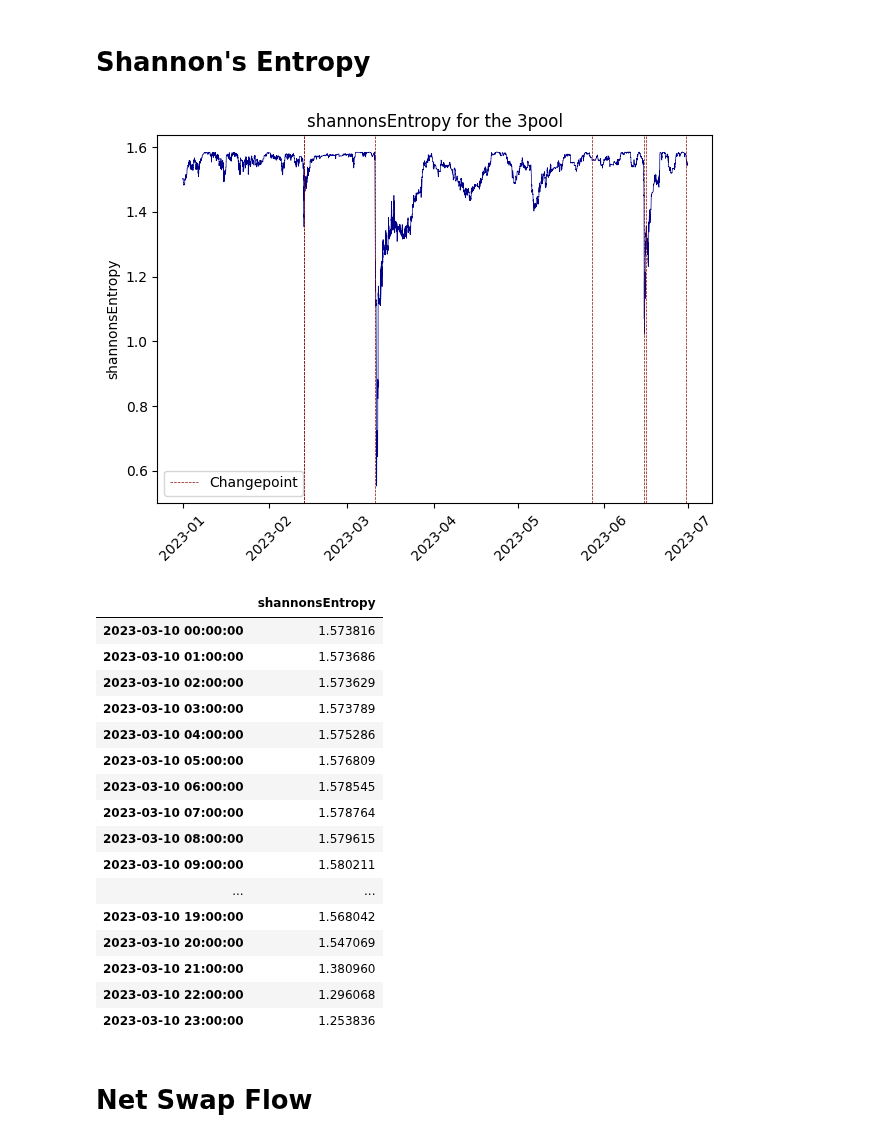
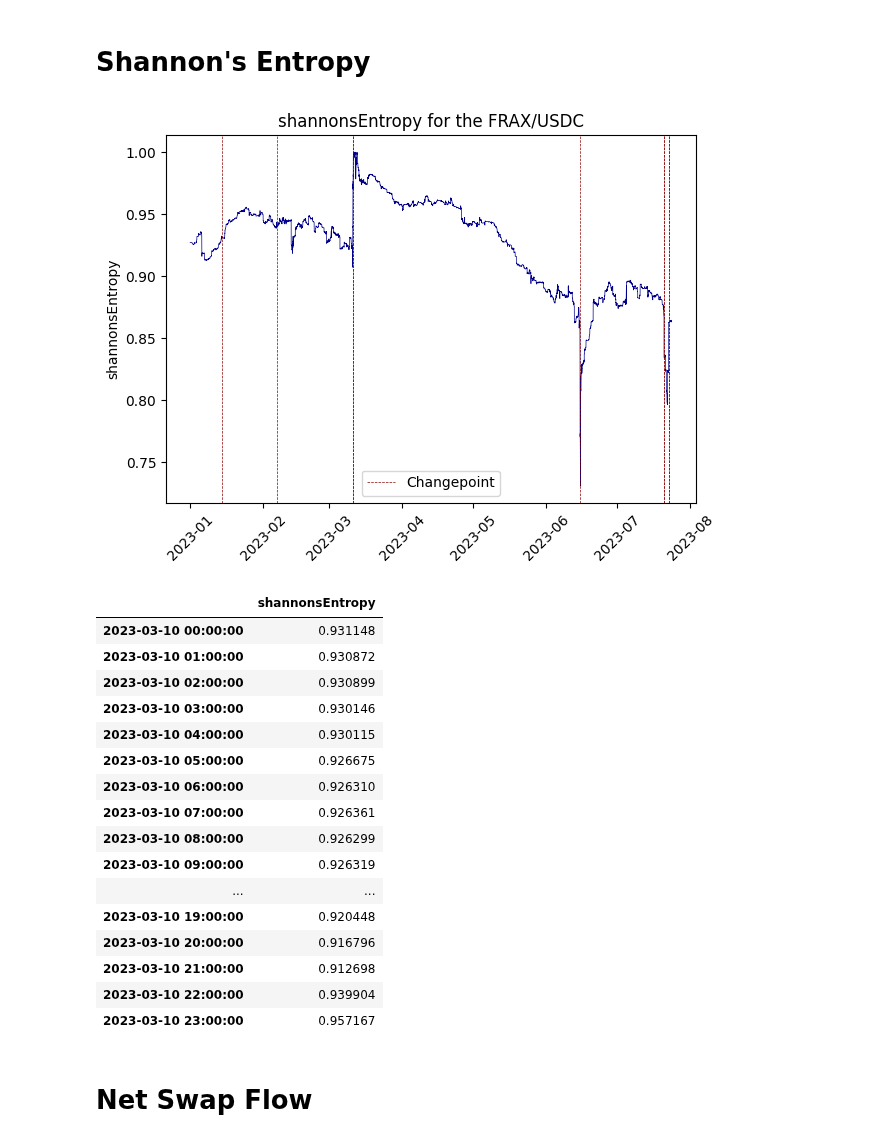
Before and after one commit to xenophonlabs/curve-lp-metrics, a Jupyter notebook: README.ipynb, the cells around one changed output. Cells and saved outputs as stored; diff of their text form; code cells hidden in the pictures.

```diff
--- a/README.ipynb
+++ b/README.ipynb
@@ -10,12 +10,15 @@ import matplotlib.pyplot as plt
 from curvemetrics.src.classes.datahandler import DataHandler
 
 URL = "http://172.104.8.91/"
+# %%
+datahandler = DataHandler()
 # %% [markdown]
 # Shannon's Entropy
 # %%
 # NOTE: Shannon's Entropy
 endpoint = 'pool_metrics'
-pool = '0xbebc44782c7db0a1a60cb6fe97d0b483032ff1c7'
+pool = '0xdcef968d416a41cdac0ed8702fac8128a64241a2'
+name = datahandler.pool_metadata[pool]["name"].replace('Curve.fi ', '')
 metric = 'shannonsEntropy'
 start = int(datetime.timestamp(datetime(2023, 1, 1)))
 end = int(datetime.timestamp(datetime.now()))
@@ -33,56 +36,56 @@ else:
     print('Request failed.')
 
 # NOTE: Changepoints
 endpoint = 'changepoints'
 model = 'bocd'
 params = {
     'address': pool,
     'model': model,
     'metric': metric,
     'start': start,
     'end': end
 }
 response = req.get(URL + endpoint, params=params)
 if response.status_code == 200:
     cps = list(response.json().values())
 else:
     print('Request failed.')
 
 f, ax = plt.subplots()
 
 ax.plot(series.index, series, color='darkblue', linewidth=0.5)
 if len(cps):
     for cp in cps:
         ax.axvline(datetime.fromtimestamp(cp), color='darkred', linestyle='--', linewidth=0.5)
     ax.plot([], [], color='darkred', linewidth=0.5, linestyle='--', label='Changepoint')
 ax.tick_params(axis='x', rotation=45)
-ax.set_title(f'{metric} for the 3pool')
+ax.set_title(f'{metric} for the {name}')
 ax.set_ylabel(metric)
 ax.legend()
 f.tight_layout()
 # %% [output]
-[figure, old version]
+[figure, new version]
 # %%
 # NOTE: Changepoint detected at 9pm UTC on March 10th, 2023
 series.loc['2023-03-10'].resample('1h').last()
 # %% [output]
 |  | shannonsEntropy |
-| 2023-03-10 00:00:00 | 1.573816 |
-| 2023-03-10 01:00:00 | 1.573686 |
-| 2023-03-10 02:00:00 | 1.573629 |
-| 2023-03-10 03:00:00 | 1.573789 |
-| 2023-03-10 04:00:00 | 1.575286 |
-| 2023-03-10 05:00:00 | 1.576809 |
-| 2023-03-10 06:00:00 | 1.578545 |
-| 2023-03-10 07:00:00 | 1.578764 |
-| 2023-03-10 08:00:00 | 1.579615 |
-| 2023-03-10 09:00:00 | 1.580211 |
+| 2023-03-10 00:00:00 | 0.931148 |
+| 2023-03-10 01:00:00 | 0.930872 |
+| 2023-03-10 02:00:00 | 0.930899 |
+| 2023-03-10 03:00:00 | 0.930146 |
+| 2023-03-10 04:00:00 | 0.930115 |
+| 2023-03-10 05:00:00 | 0.926675 |
+| 2023-03-10 06:00:00 | 0.926310 |
+| 2023-03-10 07:00:00 | 0.926361 |
+| 2023-03-10 08:00:00 | 0.926299 |
+| 2023-03-10 09:00:00 | 0.926319 |
 | ... | ... |
-| 2023-03-10 19:00:00 | 1.568042 |
-| 2023-03-10 20:00:00 | 1.547069 |
-| 2023-03-10 21:00:00 | 1.380960 |
-| 2023-03-10 22:00:00 | 1.296068 |
-| 2023-03-10 23:00:00 | 1.253836 |
+| 2023-03-10 19:00:00 | 0.920448 |
+| 2023-03-10 20:00:00 | 0.916796 |
+| 2023-03-10 21:00:00 | 0.912698 |
+| 2023-03-10 22:00:00 | 0.939904 |
+| 2023-03-10 23:00:00 | 0.957167 |
 # %% [markdown]
 # Net Swap Flow
 # %%
```
Also changed, not shown: parts of 8 cells of this notebook, 39 other files.
